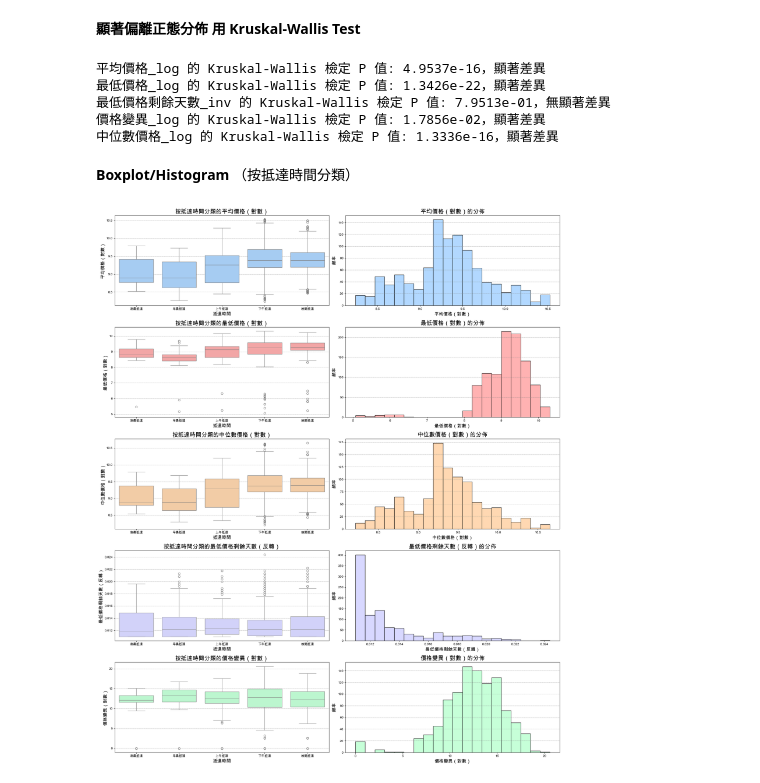
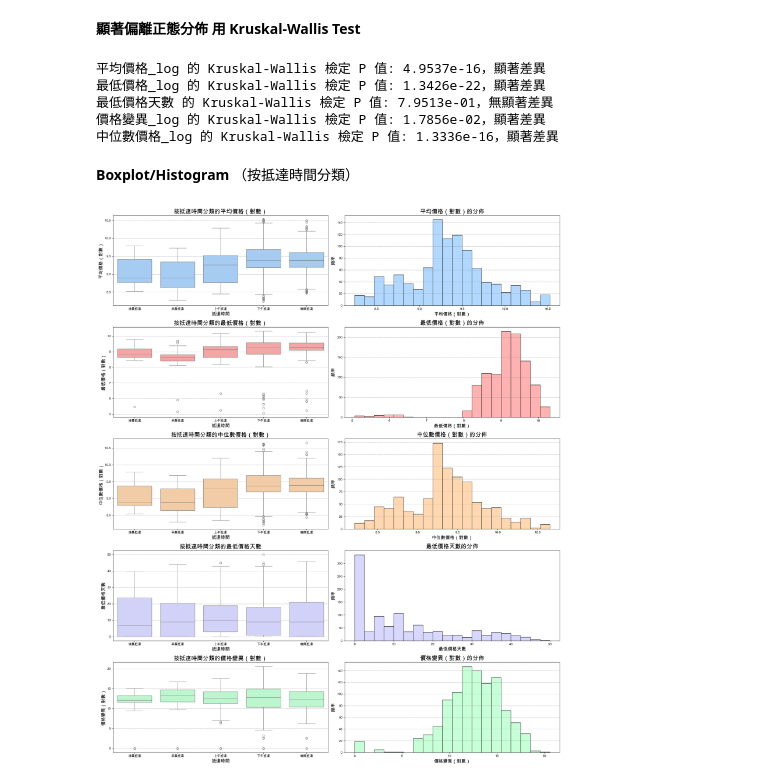
Before and after one commit to ching1223/flight_data, a Jupyter notebook: cleaned_data/arrival_time_tokyo.ipynb, the cells around one changed output. Drawn from its saved outputs; the diff is of its cells as text; code cells hidden in the pictures.

```diff
--- a/cleaned_data/arrival_time_tokyo.ipynb
+++ b/cleaned_data/arrival_time_tokyo.ipynb
@@ -42,10 +42,12 @@ data["平均價格_log"] = data["平均價格"].apply(lambda x: np.log1p(x) if p
 data["最低價格_log"] = data["最低價格"].apply(lambda x: np.log1p(x) if pd.notnull(x) else np.nan)
 data["價格變異_log"] = data["價格變異"].apply(lambda x: np.log1p(x) if pd.notnull(x) else np.nan)
 data["中位數價格_log"] = data["中位數價格"].apply(lambda x: np.log1p(x) if pd.notnull(x) else np.nan)
-data["最低價格剩餘天數_inv"] = data["最低價格剩餘天數"].apply(lambda x: 1/x if pd.notnull(x) and x != 0 else np.nan)
+
+# 91 - '最低價格剩餘天數'
+data['最低價格天數'] = 91 - data['最低價格剩餘天數']
 
 # 移除包含 NaN 的數據
-plot_data = data.dropna(subset=["平均價格_log", "最低價格_log", "最低價格剩餘天數_inv", "價格變異_log", "中位數價格_log", "抵達時段"])
+plot_data = data.dropna(subset=["平均價格_log", "最低價格_log", "最低價格天數", "價格變異_log", "中位數價格_log", "抵達時段"])
 
 # 顯示各時段有幾筆資料
 time_period_count = data["抵達時段"].value_counts().reset_index()
@@ -72,7 +74,7 @@ plt.rcParams['axes.unicode_minus'] = False
 
 # 確保抵達時段順序為固定排序
 time_order = ["凌晨抵達", "早晨抵達", "上午抵達", "下午抵達", "晚間抵達"]
-plot_data['抵達時段'] = pd.Categorical(plot_data['抵達時段'], categories=time_order, ordered=True)
+plot_data.loc[:,'抵達時段'] = pd.Categorical(plot_data['抵達時段'], categories=time_order, ordered=True)
 
 # 確認排序
 plot_data = plot_data.sort_values(by='抵達時段')
@@ -98,11 +100,11 @@ axes[0, 1].set_xlabel('抵達時間', fontsize=label_fontsize)
 axes[0, 1].set_ylabel('最低價格（對數）', fontsize=label_fontsize)
 axes[0, 1].grid(axis='y', color='gray', linestyle='--', linewidth=0.5)
 
-# 第三個子圖：按抵達時間分類的最低價格剩餘天數的盒狀圖（反轉）
-sns.boxplot(data=plot_data, x='抵達時段', y='最低價格剩餘天數_inv', ax=axes[1, 0], color='#FFCC99')
-axes[1, 0].set_title('按抵達時間分類的最低價格剩餘天數（反轉）', fontsize=title_fontsize)
+# 第三個子圖：按抵達時間分類的最低價格天數的盒狀圖
+sns.boxplot(data=plot_data, x='抵達時段', y='最低價格天數', ax=axes[1, 0], color='#FFCC99')
+axes[1, 0].set_title('按抵達時間分類的最低價格天數', fontsize=title_fontsize)
 axes[1, 0].set_xlabel('抵達時間', fontsize=label_fontsize)
-axes[1, 0].set_ylabel('最低價格剩餘天數（反轉）', fontsize=label_fontsize)
+axes[1, 0].set_ylabel('最低價格天數', fontsize=label_fontsize)
 axes[1, 0].grid(axis='y', color='gray', linestyle='--', linewidth=0.5)
 
 # 第四個子圖：按抵達時間分類的價格變異（對數）的盒狀圖
@@ -169,7 +171,7 @@ from scipy.stats import kruskal
 variables_log = {
     '平均價格_log': plot_data['平均價格_log'],
     '最低價格_log': plot_data['最低價格_log'],
-    '最低價格剩餘天數_inv': plot_data['最低價格剩餘天數_inv'],
+    '最低價格天數': plot_data['最低價格天數'],
     '價格變異_log': plot_data['價格變異_log'],
     '中位數價格_log': plot_data['中位數價格_log'],
 }
@@ -194,7 +196,7 @@ for var_name, data in variables_log.items():
 # %% [output]
 平均價格_log 的 Kruskal-Wallis 檢定 P 值: 4.9537e-16，顯著差異
 最低價格_log 的 Kruskal-Wallis 檢定 P 值: 1.3426e-22，顯著差異
-最低價格剩餘天數_inv 的 Kruskal-Wallis 檢定 P 值: 7.9513e-01，無顯著差異
+最低價格天數 的 Kruskal-Wallis 檢定 P 值: 7.9513e-01，無顯著差異
 價格變異_log 的 Kruskal-Wallis 檢定 P 值: 1.7856e-02，顯著差異
 中位數價格_log 的 Kruskal-Wallis 檢定 P 值: 1.3336e-16，顯著差異
 # %% [markdown]
@@ -250,38 +252,38 @@ axes[2, 0].set_ylabel('中位數價格（對數）', fontsize=label_fontsize)
 axes[2, 0].grid(axis='y', color='gray', linestyle='--', linewidth=0.5)
 
 sns.histplot(plot_data['中位數價格_log'], kde=False, color='#FFCC99', ax=axes[2, 1], bins=20)
 axes[2, 1].set_title('中位數價格（對數）的分佈', fontsize=title_fontsize)
 axes[2, 1].set_xlabel('中位數價格（對數）', fontsize=label_fontsize)
 axes[2, 1].set_ylabel('頻率', fontsize=label_fontsize)
 axes[2, 1].grid(axis='y', color='gray', linestyle='--', linewidth=0.5)
 
-# 第四行子圖：抵達時間分類的最低價格剩餘天數（反轉）
-sns.boxplot(data=plot_data, x='抵達時段', y='最低價格剩餘天數_inv', ax=axes[3, 0], color='#CCCCFF')
-axes[3, 0].set_title('按抵達時間分類的最低價格剩餘天數（反轉）', fontsize=title_fontsize)
+# 第四行子圖：抵達時間分類的最低價格天數
+sns.boxplot(data=plot_data, x='抵達時段', y='最低價格天數', ax=axes[3, 0], color='#CCCCFF')
+axes[3, 0].set_title('按抵達時間分類的最低價格天數', fontsize=title_fontsize)
 axes[3, 0].set_xlabel('抵達時間', fontsize=label_fontsize)
-axes[3, 0].set_ylabel('最低價格剩餘天數（反轉）', fontsize=label_fontsize)
+axes[3, 0].set_ylabel('最低價格天數', fontsize=label_fontsize)
 axes[3, 0].grid(axis='y', color='gray', linestyle='--', linewidth=0.5)
 
-sns.histplot(plot_data['最低價格剩餘天數_inv'], kde=False, color='#CCCCFF', ax=axes[3, 1], bins=20)
-axes[3, 1].set_title('最低價格剩餘天數（反轉）的分佈', fontsize=title_fontsize)
-axes[3, 1].set_xlabel('最低價格剩餘天數（反轉）', fontsize=label_fontsize)
+sns.histplot(plot_data['最低價格天數'], kde=False, color='#CCCCFF', ax=axes[3, 1], bins=20)
+axes[3, 1].set_title('最低價格天數的分佈', fontsize=title_fontsize)
+axes[3, 1].set_xlabel('最低價格天數', fontsize=label_fontsize)
 axes[3, 1].set_ylabel('頻率', fontsize=label_fontsize)
 
 # 第五行子圖：抵達時間分類的價格變異（對數）
 sns.boxplot(data=plot_data, x='抵達時段', y='價格變異_log', ax=axes[4, 0], color='#B3FFCC')
 axes[4, 0].set_title('按抵達時間分類的價格變異（對數）', fontsize=title_fontsize)
 axes[4, 0].set_xlabel('抵達時間', fontsize=label_fontsize)
 axes[4, 0].set_ylabel('價格變異（對數）', fontsize=label_fontsize)
 axes[4, 0].grid(axis='y', color='gray', linestyle='--', linewidth=0.5)
 
 sns.histplot(plot_data['價格變異_log'], kde=False, color='#B3FFCC', ax=axes[4, 1], bins=20)
 axes[4, 1].set_title('價格變異（對數）的分佈', fontsize=title_fontsize)
 axes[4, 1].set_xlabel('價格變異（對數）', fontsize=label_fontsize)
 axes[4, 1].set_ylabel('頻率', fontsize=label_fontsize)
 axes[4, 1].grid(axis='y', color='gray', linestyle='--', linewidth=0.5)
 
 # 自動調整子圖間距
 plt.tight_layout()
 plt.show()
 # %% [output]
-[figure, old version]
+[figure, new version]
```
Also changed, not shown: parts of 2 cells of this notebook, 10 other files.
